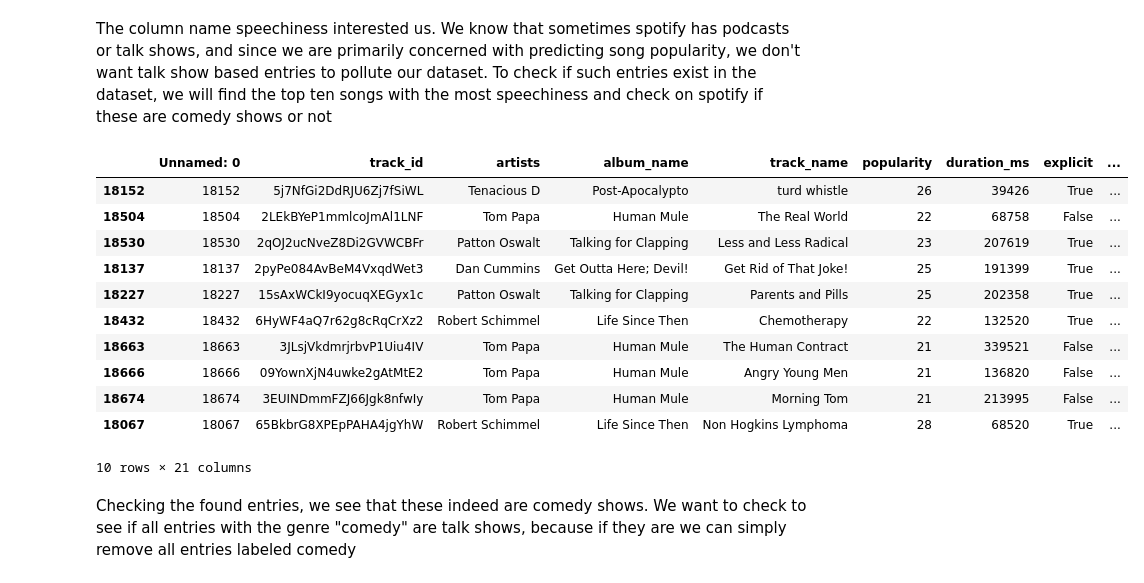
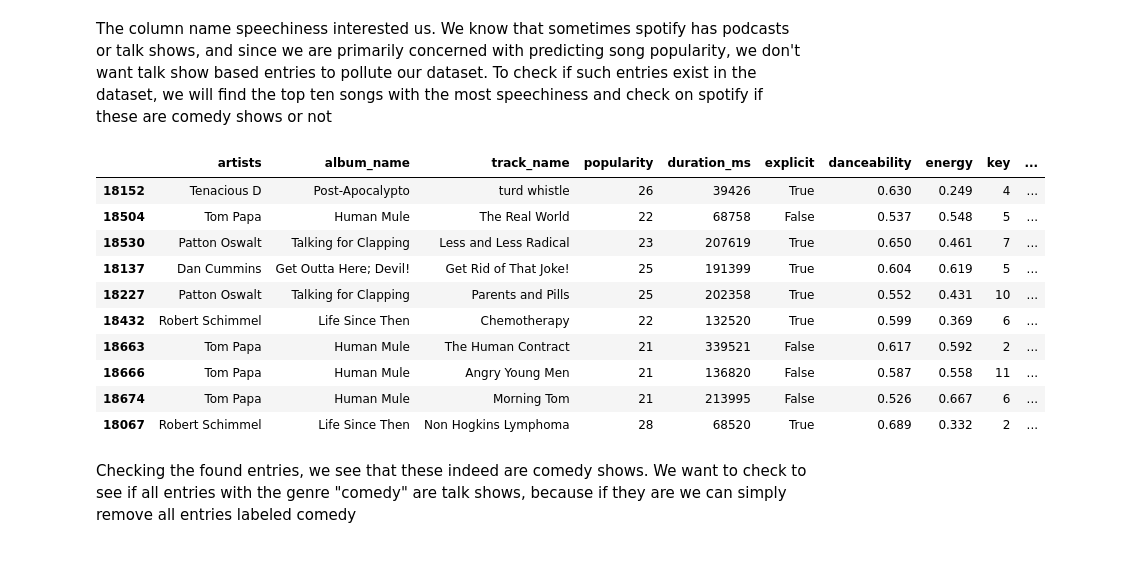
Before and after one commit to will-mccormack/CS-M148-Proj, a Jupyter notebook: Week_2_Spotify_Data_Cleaning_and_EDA.ipynb, the cells around one changed output. Saved outputs shown, nothing was run; the diff lists cells and outputs as text; code cells hidden in the pictures.

```diff
--- a/Week_2_Spotify_Data_Cleaning_and_EDA.ipynb
+++ b/Week_2_Spotify_Data_Cleaning_and_EDA.ipynb
@@ -125,0 +134,7 @@ display(missing_info)
+# %%
+cleaned_data = raw_data.dropna()
+
+drop_columns = ['track_id', 'instrumentalness', 'Unnamed: 0']
+cleaned_data = cleaned_data.drop(columns=drop_columns)
+
+display(cleaned_data.head(5))
@@ -126,20 +148,19 @@ display(missing_info)
 # %% [markdown]
 The column name speechiness interested us. We know that sometimes spotify has podcasts or talk shows, and since we are primarily concerned with predicting song popularity, we don't want talk show based entries to pollute our dataset. To check if such entries exist in the dataset, we will find the top ten songs with the most speechiness and check on spotify if these are comedy shows or not
 # %%
-raw_data.nlargest(10, "speechiness")
+cleaned_data.nlargest(10, "speechiness")
 # %% [output]
-|  | Unnamed: 0 | track_id | artists | album_name | track_name | popularity | duration_ms | explicit | ... |
-| 18152 | 18152 | 5j7NfGi2DdRJU6Zj7fSiWL | Tenacious D | Post-Apocalypto | turd whistle | 26 | 39426 | True | ... |
-| 18504 | 18504 | 2LEkBYeP1mmlcoJmAl1LNF | Tom Papa | Human Mule | The Real World | 22 | 68758 | False | ... |
-| 18530 | 18530 | 2qOJ2ucNveZ8Di2GVWCBFr | Patton Oswalt | Talking for Clapping | Less and Less Radical | 23 | 207619 | True | ... |
-| 18137 | 18137 | 2pyPe084AvBeM4VxqdWet3 | Dan Cummins | Get Outta Here; Devil! | Get Rid of That Joke! | 25 | 191399 | True | ... |
-| 18227 | 18227 | 15sAxWCkI9yocuqXEGyx1c | Patton Oswalt | Talking for Clapping | Parents and Pills | 25 | 202358 | True | ... |
-| 18432 | 18432 | 6HyWF4aQ7r62g8cRqCrXz2 | Robert Schimmel | Life Since Then | Chemotherapy | 22 | 132520 | True | ... |
-| 18663 | 18663 | 3JLsjVkdmrjrbvP1Uiu4IV | Tom Papa | Human Mule | The Human Contract | 21 | 339521 | False | ... |
-| 18666 | 18666 | 09YownXjN4uwke2gAtMtE2 | Tom Papa | Human Mule | Angry Young Men | 21 | 136820 | False | ... |
-| 18674 | 18674 | 3EUINDmmFZJ66Jgk8nfwIy | Tom Papa | Human Mule | Morning Tom | 21 | 213995 | False | ... |
-| 18067 | 18067 | 65BkbrG8XPEpPAHA4jgYhW | Robert Schimmel | Life Since Then | Non Hogkins Lymphoma | 28 | 68520 | True | ... |
+|  | artists | album_name | track_name | popularity | duration_ms | explicit | danceability | energy | key | ... |
+| 18152 | Tenacious D | Post-Apocalypto | turd whistle | 26 | 39426 | True | 0.630 | 0.249 | 4 | ... |
+| 18504 | Tom Papa | Human Mule | The Real World | 22 | 68758 | False | 0.537 | 0.548 | 5 | ... |
+| 18530 | Patton Oswalt | Talking for Clapping | Less and Less Radical | 23 | 207619 | True | 0.650 | 0.461 | 7 | ... |
+| 18137 | Dan Cummins | Get Outta Here; Devil! | Get Rid of That Joke! | 25 | 191399 | True | 0.604 | 0.619 | 5 | ... |
+| 18227 | Patton Oswalt | Talking for Clapping | Parents and Pills | 25 | 202358 | True | 0.552 | 0.431 | 10 | ... |
+| 18432 | Robert Schimmel | Life Since Then | Chemotherapy | 22 | 132520 | True | 0.599 | 0.369 | 6 | ... |
+| 18663 | Tom Papa | Human Mule | The Human Contract | 21 | 339521 | False | 0.617 | 0.592 | 2 | ... |
+| 18666 | Tom Papa | Human Mule | Angry Young Men | 21 | 136820 | False | 0.587 | 0.558 | 11 | ... |
+| 18674 | Tom Papa | Human Mule | Morning Tom | 21 | 213995 | False | 0.526 | 0.667 | 6 | ... |
+| 18067 | Robert Schimmel | Life Since Then | Non Hogkins Lymphoma | 28 | 68520 | True | 0.689 | 0.332 | 2 | ... |
-10 rows × 21 columns
 # %% [markdown]
 Checking the found entries, we see that these indeed are comedy shows. We want to check to see if all entries with the genre "comedy" are talk shows, because if they are we can simply remove all entries labeled comedy
 # %%
```
Also changed, not shown: parts of 10 cells of this notebook.
